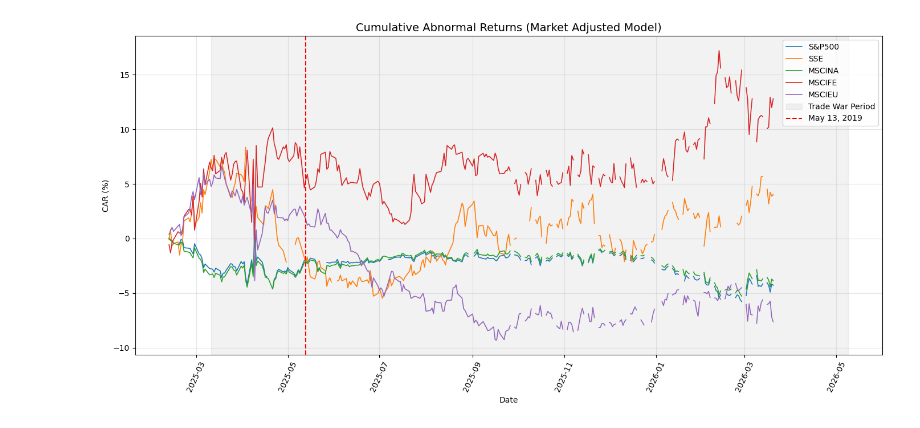
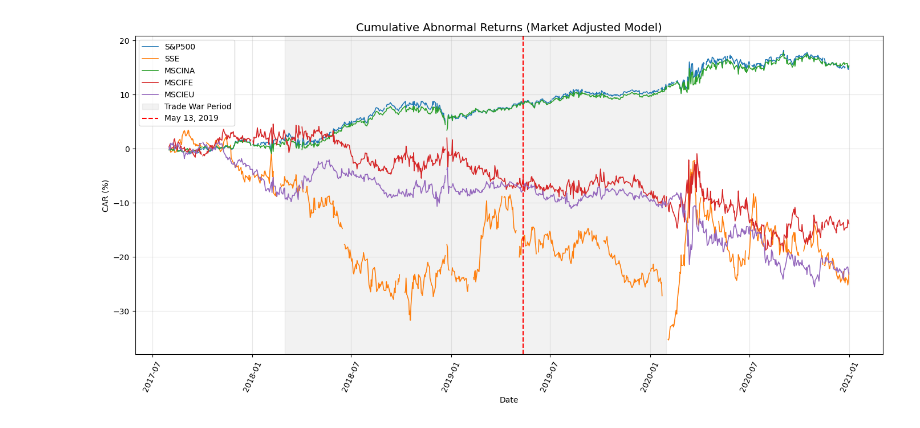
Before and after one commit to tranphuongthao145/stock-analysis, a Jupyter notebook: src/stock_analyze.ipynb, the cells around one changed output. Saved outputs shown, nothing was run; the diff lists cells and outputs as text; code cells hidden in the pictures.

```diff
--- a/src/stock_analyze.ipynb
+++ b/src/stock_analyze.ipynb
@@ -17,13 +17,17 @@ from google.colab import drive
 drive.mount('/content/drive')
 
 # === USER: Update this path to your Stock_Indices.xlsx location ===
-DATA_PATH = '/content/drive/MyDrive/data/3.xlsx'
+DATA_PATH = '/content/drive/MyDrive/Thảo/data/indices/full.xlsx'
 
-dic_df = pd.read_excel(DATA_PATH, sheet_name=None, header=0, usecols=['Date', 'Price'])
+dic_df = pd.read_excel(DATA_PATH, sheet_name=None, header=0, usecols=['Date', 'Price', 'Change %'])
 
 for sheet, df in dic_df.items():
     df['Date'] = pd.to_datetime(df['Date'])
     df['Price'] = pd.to_numeric(df['Price'], errors='coerce')
+    df['Change %'] = pd.to_numeric(
+        df['Change %'].astype(str).str.replace('%', '', regex=False).str.strip(),
+        errors='coerce'
+    )
     df = df.set_index('Date')
     df.index = df.index.date
     df = df.sort_index()
@@ -322,11 +296,10 @@ def fit_garch_subperiod(returns, index_col, period_start, period_end, max_ar_lag
 
     return full_result, refined_result
 # %%
-# Cell 5 — Compute Returns
+# Cell 5 — Load Returns from "Change %" column
 all_sheets = INDICES + [BENCHMARK]
-combined = pd.DataFrame({sheet: dic_df[sheet]['Price'] for sheet in all_sheets})
-combined = combined.loc[DATE_RANGE[0]:DATE_RANGE[1]]
-returns = compute_returns(combined, all_sheets)
+returns = pd.DataFrame({sheet: dic_df[sheet]['Change %'] for sheet in all_sheets})
+returns = returns.loc[DATE_RANGE[0]:DATE_RANGE[1]]
 
 print("=== Returns Summary ===")
 print(returns[all_sheets].describe().round(4))
@@ -629,39 +571,37 @@ GARCH(1,1) MODEL — Abnormal Returns
 ... (4 outputs left out)
 # %%
 # Cell 9 — CAR Charts
-# smpl_start = date.fromisoformat('2017-08-01')
-# smpl_end = date.fromisoformat('2020-12-31')
-smpl_start = date.fromisoformat('2025-02-11')
-smpl_end = date.fromisoformat('2026-04-02')
+smpl_start = date.fromisoformat('2017-08-01')
+smpl_end = date.fromisoformat('2020-12-31')
 smpl_mask = (returns.index >= smpl_start) & (returns.index <= smpl_end)
 returns_smpl = returns.loc[smpl_mask]
 
 fig, ax = plt.subplots(figsize=(14, 7))
 
 for col in INDICES:
     ar = returns_smpl[col] - returns_smpl[BENCHMARK]
     car = ar.cumsum()
     ax.plot(car.index, car.values, label=col, linewidth=1.2)
 
 ax.axvspan(
-    pd.Timestamp('2025-03-11'), pd.Timestamp('2026-05-09'),
+    pd.Timestamp('2018-03-01'), pd.Timestamp('2020-01-31'),
     alpha=0.1, color='gray', label='Trade War Period'
 )
 ax.axvline(
-    pd.Timestamp('2025-05-13'),
+    pd.Timestamp('2019-05-13'),
     color='red', linestyle='--', linewidth=1.5, label='May 13, 2019'
 )
 
 ax.set_title('Cumulative Abnormal Returns (Market Adjusted Model)', fontsize=14)
 ax.set_xlabel('Date')
 ax.set_ylabel('CAR (%)')
 ax.legend(loc='best', fontsize=10)
 ax.tick_params(axis='x', rotation=65)
 ax.grid(True, alpha=0.3)
 plt.tight_layout()
 plt.show()
 # %% [output]
-[figure, old version]
+[figure, new version]
 # %%
 # Cell 10 — GARCH Sub-Period Analysis
 SUB_PERIODS = {
```
Also changed, not shown: parts of 8 cells of this notebook, 2 other files.
